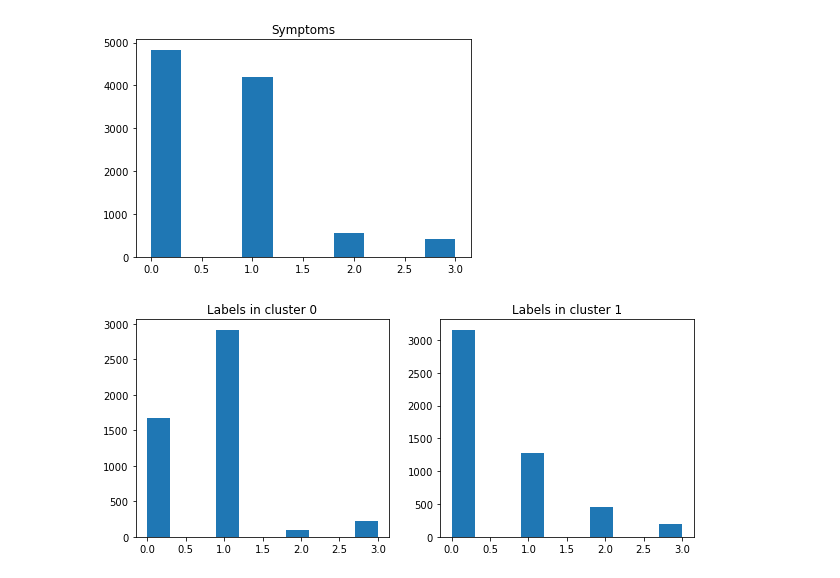
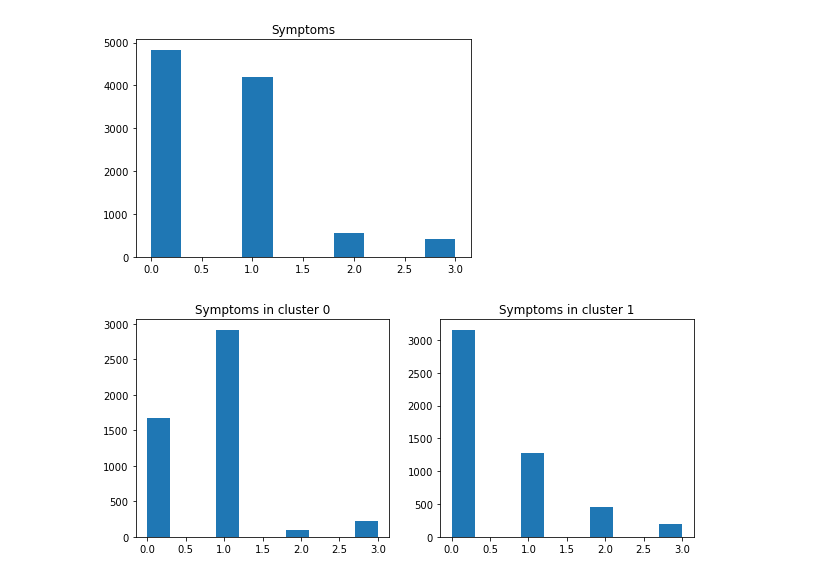
Before and after one commit to AdrianE92/ml-society-science, a Jupyter notebook: src/project-2/group9_part1.ipynb, the cells around one changed output. Cells and saved outputs as stored; diff of their text form; code cells hidden in the pictures.

```diff
--- a/src/project-2/group9_part1.ipynb
+++ b/src/project-2/group9_part1.ipynb
@@ -181,12 +181,12 @@ lab_1 = labels[kmeans_model.labels_ == 1]
 # %%
 fig, axs = plt.subplots(1,2, figsize=(10,4))
 
-axs[0].set_title("Labels in cluster 0")
+axs[0].set_title("Symptoms in cluster 0")
 axs[0].hist(lab_0)
 
-axs[1].set_title("Labels in cluster 1")
+axs[1].set_title("Symptoms in cluster 1")
 axs[1].hist(lab_1)
 
 plt.show()
 # %% [output]
-[figure, old version]
+[figure, new version]
```
